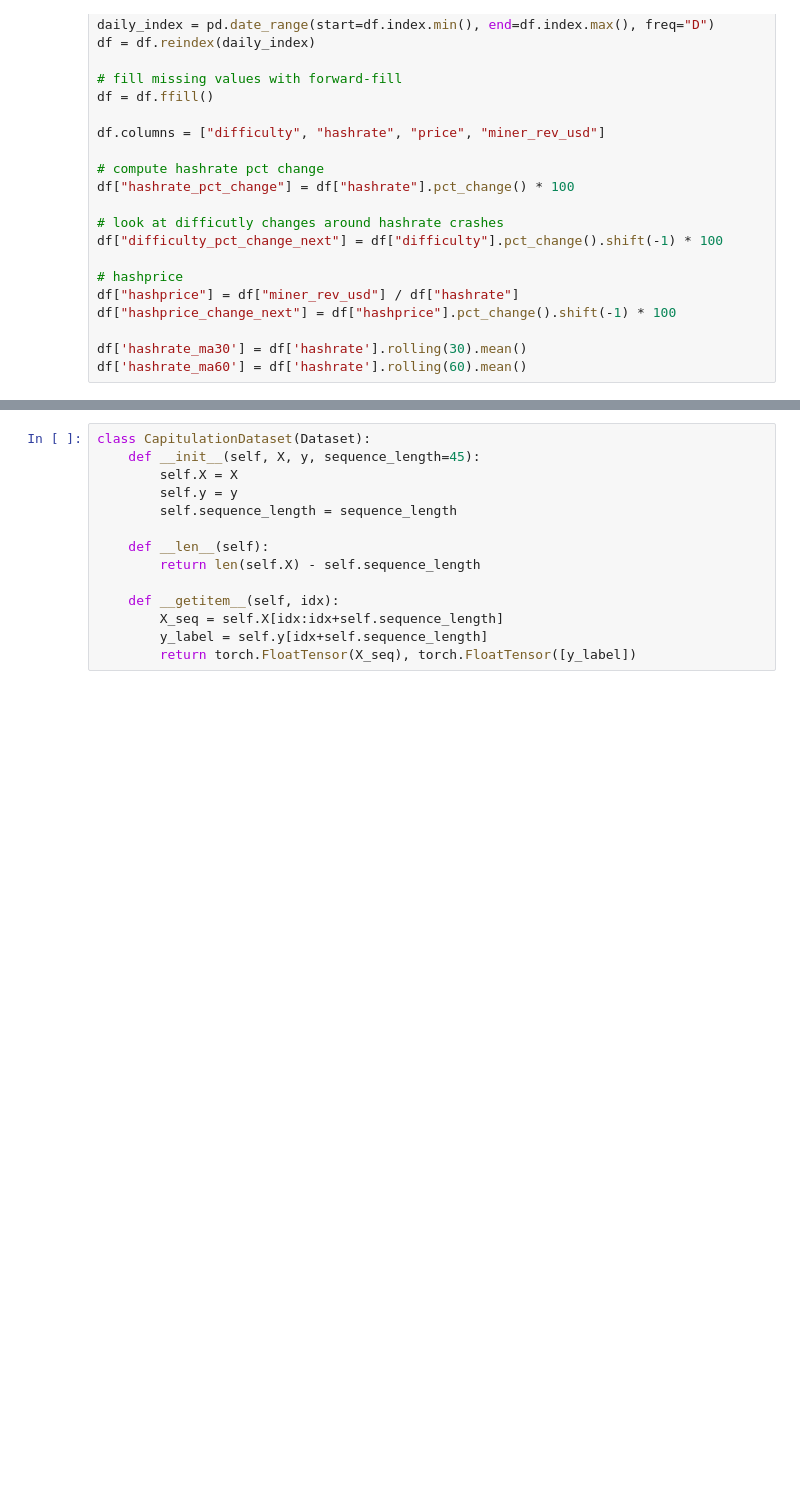
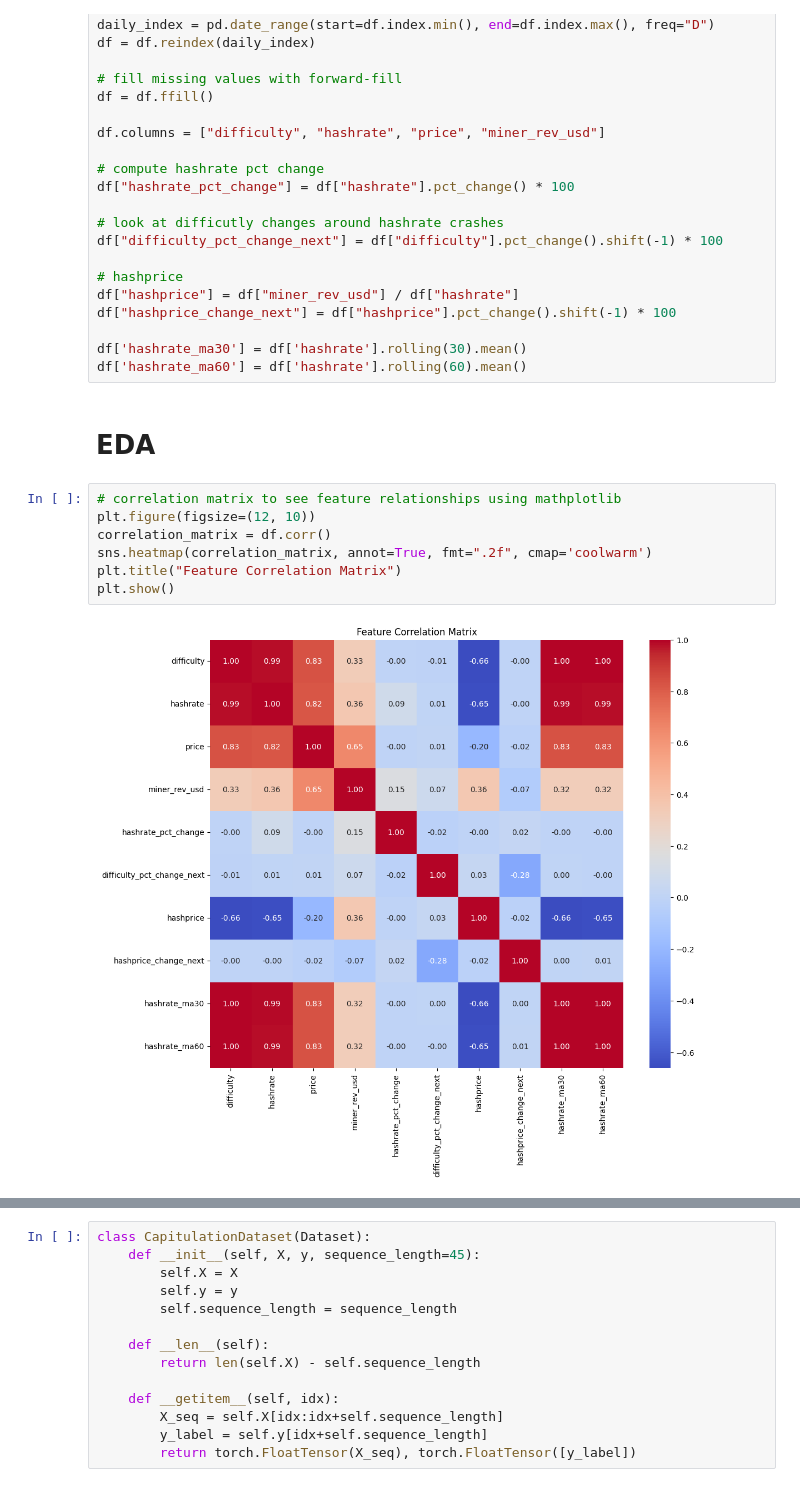
Before and after one commit to eduardocis/Bitcoin_Capitulation_NN_Predictor, a Jupyter notebook: code.ipynb, the cells around one changed output, grey strips where cells are left out. Cells and saved outputs as stored; diff of their text form; blank space fills up the shorter version.

Commit message:
added engineered features, working on more graphs

```diff
--- a/code.ipynb
+++ b/code.ipynb
@@ -50,3 +54,14 @@ df["hashprice_change_next"] = df["hashprice"].pct_change().shift(-1) * 100
 
 df['hashrate_ma30'] = df['hashrate'].rolling(30).mean()
 df['hashrate_ma60'] = df['hashrate'].rolling(60).mean()
+# %% [markdown]
+# EDA
+# %%
+# correlation matrix to see feature relationships using mathplotlib
+plt.figure(figsize=(12, 10))
+correlation_matrix = df.corr()
+sns.heatmap(correlation_matrix, annot=True, fmt=".2f", cmap='coolwarm')
+plt.title("Feature Correlation Matrix")
+plt.show()
+# %% [output]
+[figure, added]
```
Also changed, not shown: parts of 12 cells of this notebook.
